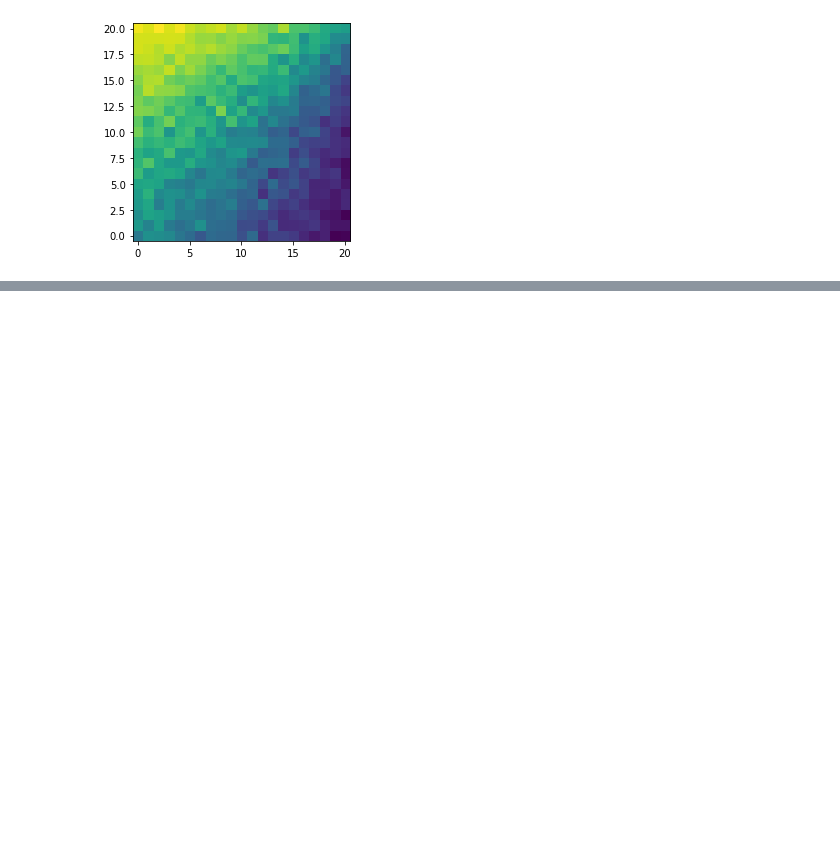
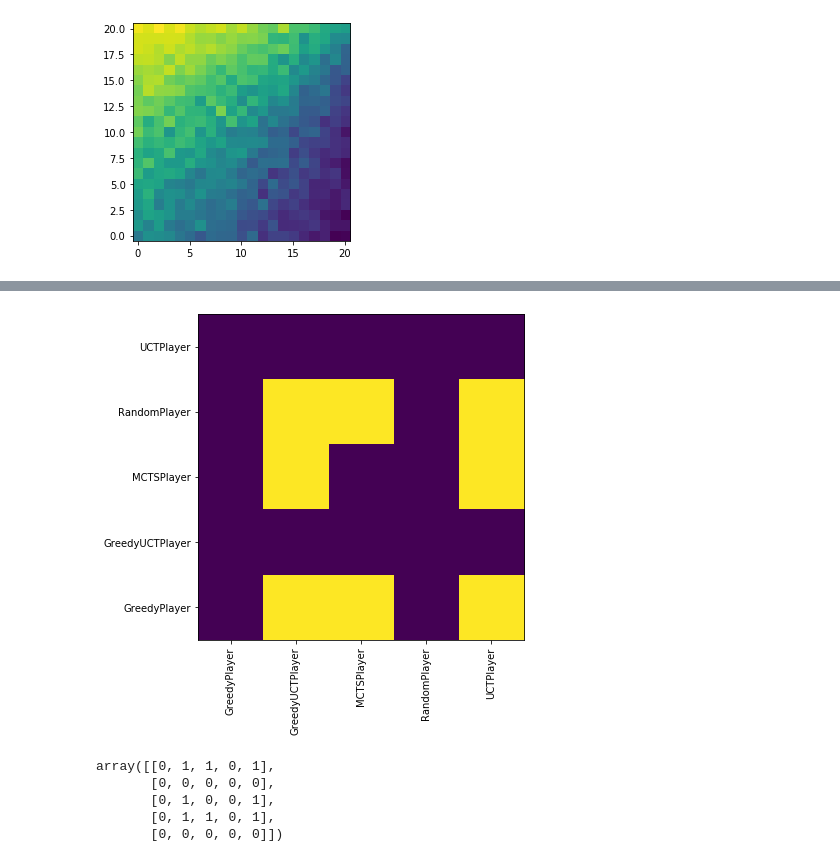
Before and after one commit to C4ptainCrunch/thesis, a Jupyter notebook: source/notebooks/query-cloudwatch.ipynb, the cells around one changed output, grey strips where cells are left out. Drawn from its saved outputs; the diff is of its cells as text; code cells hidden in the pictures; blank space fills up the shorter version.

```diff
--- a/source/notebooks/query-cloudwatch.ipynb
+++ b/source/notebooks/query-cloudwatch.ipynb
@@ -264,0 +283,6 @@ plt.imshow(grouped.drop('count', axis=1).unstack().values, origin='lower')
+# %%
+tournament['player_algo'] = tournament.player.str.split("(").map(lambda x: x[0])
+tournament['opponent_algo'] = tournament.opponent.str.split("(").map(lambda x: x[0])
+# %%
+grouped = tournament.groupby(['player_algo', 'opponent_algo']).head(25).groupby(['player_algo', 'opponent_algo']).winner.agg(['mean', 'count'])
+grouped
@@ -264,0 +308,30 @@ plt.imshow(grouped.drop('count', axis=1).unstack().values, origin='lower')
+# %%
+im = grouped.drop('count', axis=1).unstack()
+mat = im.values
+# %%
+folded = (mat + (1 - np.transpose(mat))) / 2
+# %%
+
+plt.figure(figsize=(10, 6))
+
+plt.xticks(rotation=90)
+ax1 = plt.gca()
+ax1.set_title("")
+ax1.tick_params(axis='both', direction='out')
+ax1.set_xticks(range(len(im.columns)))
+ax1.set_xticklabels([x[1] for x in im.columns])
+ax1.set_yticks(range(len(im.index)))
+ax1.set_yticklabels(im.index)
+
+
+ax1.imshow(folded > (32/50), origin='lower');
+# %% [output]
+[figure, added]
+# %%
+(folded > (32/50)).astype(int)
+# %% [output]
+array([[0, 1, 1, 0, 1],
+       [0, 0, 0, 0, 0],
+       [0, 1, 0, 0, 1],
+       [0, 1, 1, 0, 1],
+       [0, 0, 0, 0, 0]])
```
Also changed, not shown: parts of 9 cells of this notebook, 3 other files.
